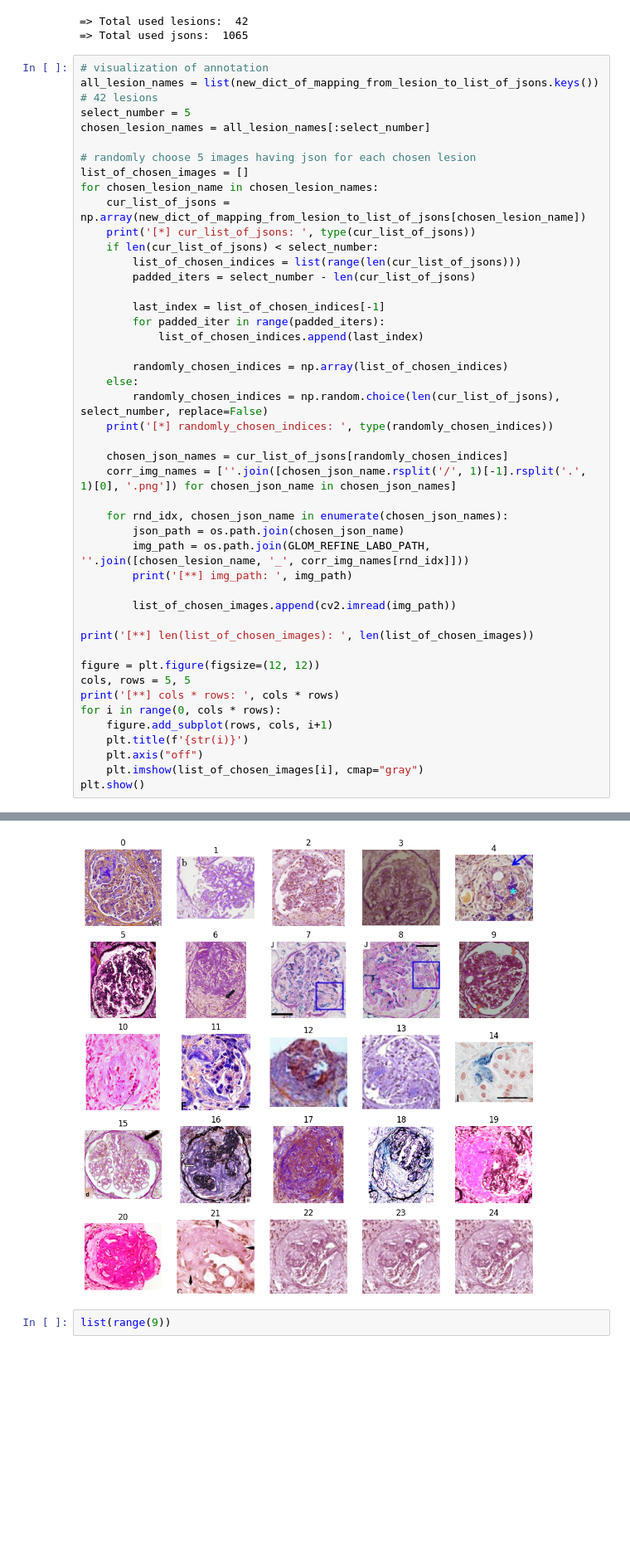
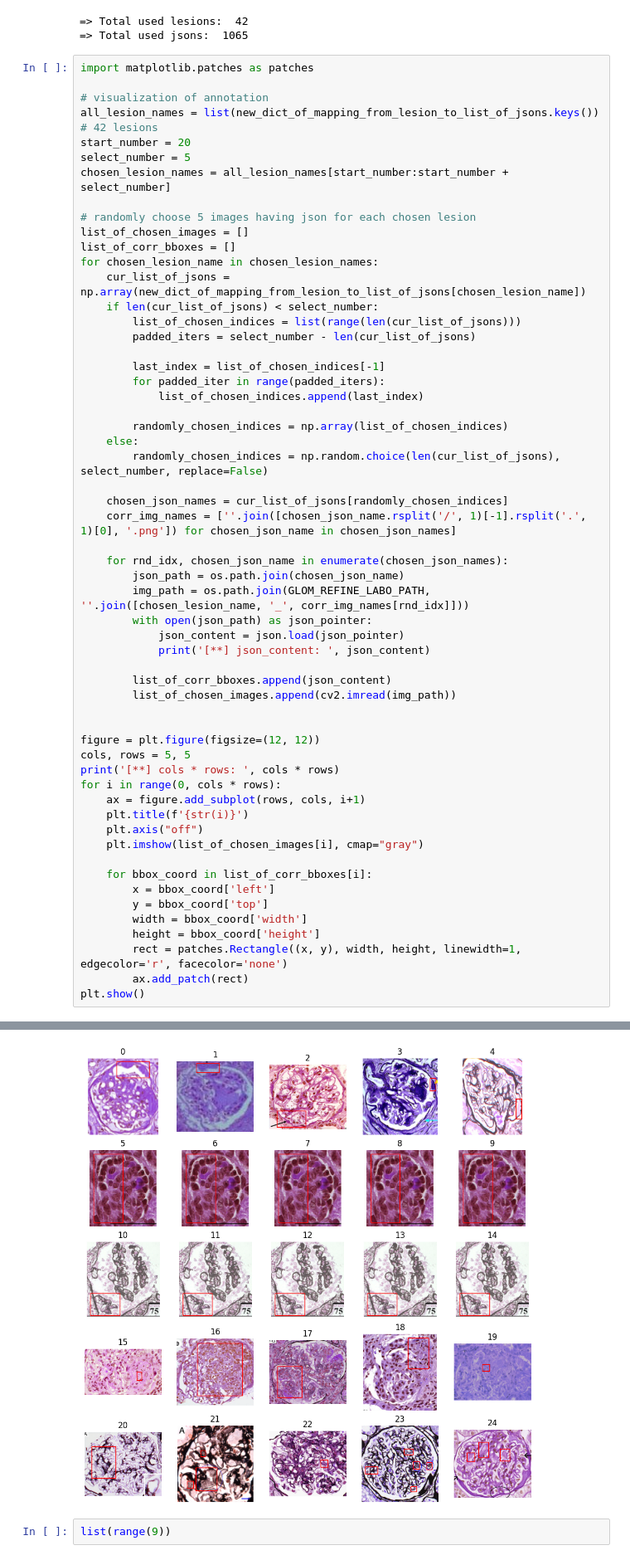
Before and after one commit to huyvquoc/labo, a Jupyter notebook: my_utils/ipynbs/glomchat_info.ipynb, the cells around one changed output, grey strips where cells are left out. Shown at 83% size. Cells and saved outputs as stored; diff of their text form; blank space fills up the shorter version.

Commit message:
succeed plotting - need to check again

```diff
--- a/my_utils/ipynbs/glomchat_info.ipynb
+++ b/my_utils/ipynbs/glomchat_info.ipynb
@@ -849,16 +850,19 @@ print('=> Total used jsons: ', total_used_jsons)
 => Total used lesions:  42
 => Total used jsons:  1065
 # %%
+import matplotlib.patches as patches
+
 # visualization of annotation
 all_lesion_names = list(new_dict_of_mapping_from_lesion_to_list_of_jsons.keys()) # 42 lesions
+start_number = 20
 select_number = 5
-chosen_lesion_names = all_lesion_names[:select_number]
+chosen_lesion_names = all_lesion_names[start_number:start_number + select_number]
 
 # randomly choose 5 images having json for each chosen lesion
 list_of_chosen_images = []
+list_of_corr_bboxes = []
 for chosen_lesion_name in chosen_lesion_names:
     cur_list_of_jsons = np.array(new_dict_of_mapping_from_lesion_to_list_of_jsons[chosen_lesion_name])
-    print('[*] cur_list_of_jsons: ', type(cur_list_of_jsons))
     if len(cur_list_of_jsons) < select_number:
         list_of_chosen_indices = list(range(len(cur_list_of_jsons)))
         padded_iters = select_number - len(cur_list_of_jsons)
@@ -870,7 +874,6 @@ for chosen_lesion_name in chosen_lesion_names:
         randomly_chosen_indices = np.array(list_of_chosen_indices)
     else:
         randomly_chosen_indices = np.random.choice(len(cur_list_of_jsons), select_number, replace=False)
-    print('[*] randomly_chosen_indices: ', type(randomly_chosen_indices))
 
     chosen_json_names = cur_list_of_jsons[randomly_chosen_indices]
     corr_img_names = [''.join([chosen_json_name.rsplit('/', 1)[-1].rsplit('.', 1)[0], '.png']) for chosen_json_name in chosen_json_names]
@@ -878,19 +881,29 @@ for chosen_lesion_name in chosen_lesion_names:
     for rnd_idx, chosen_json_name in enumerate(chosen_json_names):
         json_path = os.path.join(chosen_json_name)
         img_path = os.path.join(GLOM_REFINE_LABO_PATH, ''.join([chosen_lesion_name, '_', corr_img_names[rnd_idx]]))
-        print('[**] img_path: ', img_path)
+        with open(json_path) as json_pointer:
+            json_content = json.load(json_pointer)
+            print('[**] json_content: ', json_content)
 
+        list_of_corr_bboxes.append(json_content)
         list_of_chosen_images.append(cv2.imread(img_path))
 
-print('[**] len(list_of_chosen_images): ', len(list_of_chosen_images))
 
 figure = plt.figure(figsize=(12, 12))
 cols, rows = 5, 5
 print('[**] cols * rows: ', cols * rows)
 for i in range(0, cols * rows):
-    figure.add_subplot(rows, cols, i+1)
+    ax = figure.add_subplot(rows, cols, i+1)
     plt.title(f'{str(i)}')
     plt.axis("off")
     plt.imshow(list_of_chosen_images[i], cmap="gray")
+
+    for bbox_coord in list_of_corr_bboxes[i]:
+        x = bbox_coord['left']
+        y = bbox_coord['top']
+        width = bbox_coord['width']
+        height = bbox_coord['height']
+        rect = patches.Rectangle((x, y), width, height, linewidth=1, edgecolor='r', facecolor='none')
+        ax.add_patch(rect)
 plt.show()
 # %% [output]
@@ -913,8 +926,8 @@ plt.show()
 [**] cols * rows:  25
 libpng warning: iCCP: known incorrect sRGB profile
 libpng warning: iCCP: known incorrect sRGB profile
 libpng warning: iCCP: known incorrect sRGB profile
-[figure, old version]
+[figure, new version]
 # %%
 list(range(9))
 # %% [output]
```
Also changed, not shown: parts of 2 cells of this notebook.
